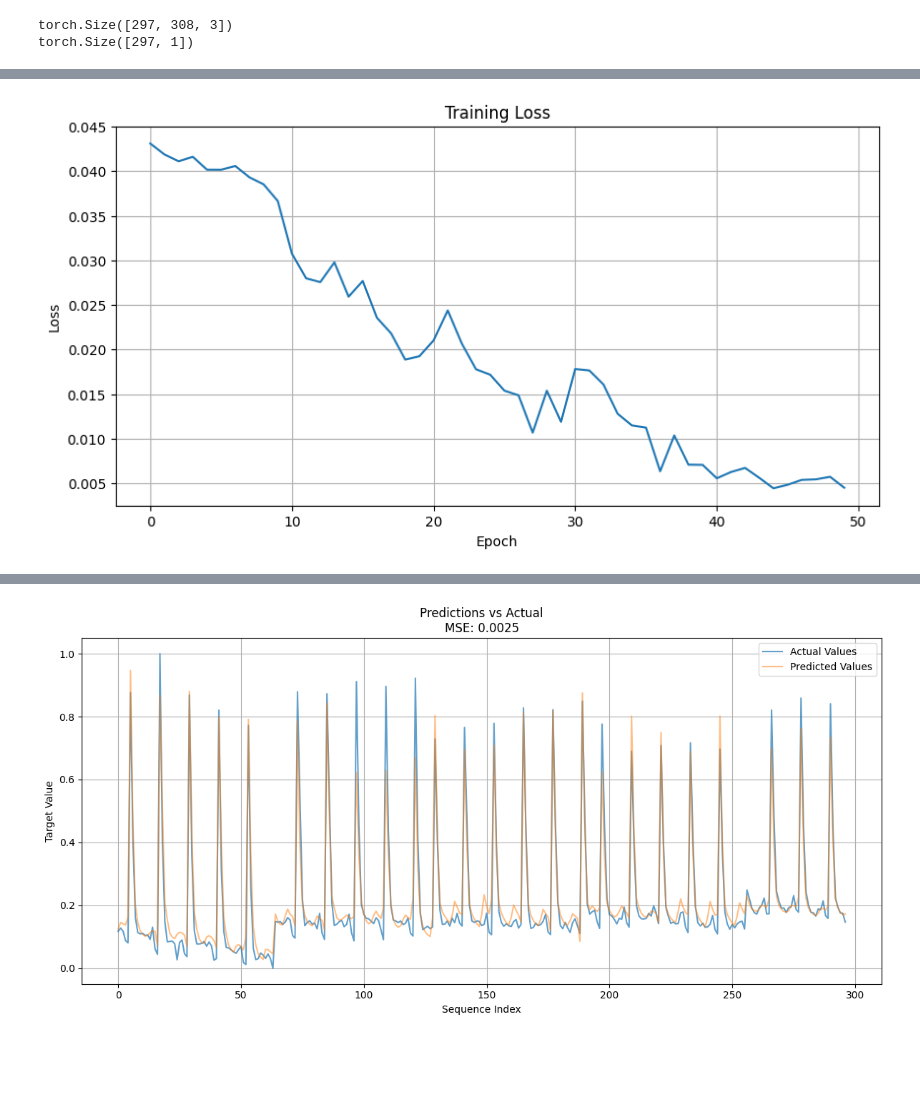
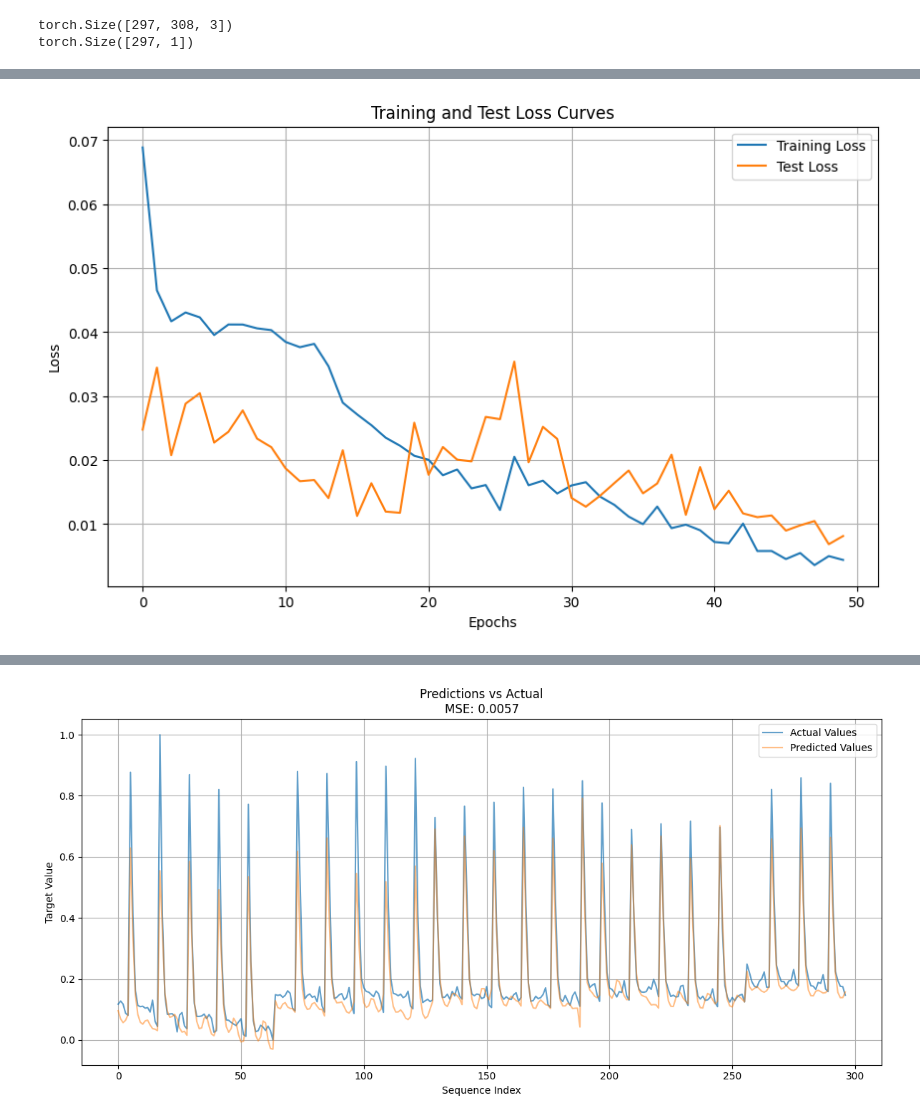
Before and after one commit to PatrickTongg/Deep_learning_Project, a Jupyter notebook: main.ipynb, the cells around one changed output, grey strips where cells are left out. Saved outputs shown, nothing was run; the diff lists cells and outputs as text; code cells hidden in the pictures; blank space fills up the shorter version.

Commit message:
Create evual and test loss

```diff
--- a/main.ipynb
+++ b/main.ipynb
@@ -349,16 +366,9 @@ criterion = nn.MSELoss()
 optimizer = optim.Adam(model.parameters(), lr=learning_rate)
 
 # Train the model
-train_losses = train_model(model, train_loader, criterion, optimizer, num_epochs)
+train_losses,test_losses = train_model(model, train_loader,test_loader, criterion, optimizer, num_epochs)
 
-# Plot training loss
-plt.figure(figsize=(10, 5))
-plt.plot(train_losses)
-plt.title('Training Loss')
-plt.xlabel('Epoch')
-plt.ylabel('Loss')
-plt.grid(True)
-plt.show()
+plot_loss_curves(train_losses,test_losses)
 
 # Evaluate the model
 train_preds, train_targets = evaluate_model(model, train_loader, criterion)
@@ -388 +398 @@ Epoch: 50/50,Loss: 0.004506248479037975
-[figure, old version]
+[figure, new version]
@@ -391 +401 @@ Test Loss: 0.0099 | MSE: 0.0191 | MAE: 0.0959 | R²: 0.0150
-[figure, old version]
+[figure, new version]
```
Also changed, not shown: parts of 2 cells of this notebook.
